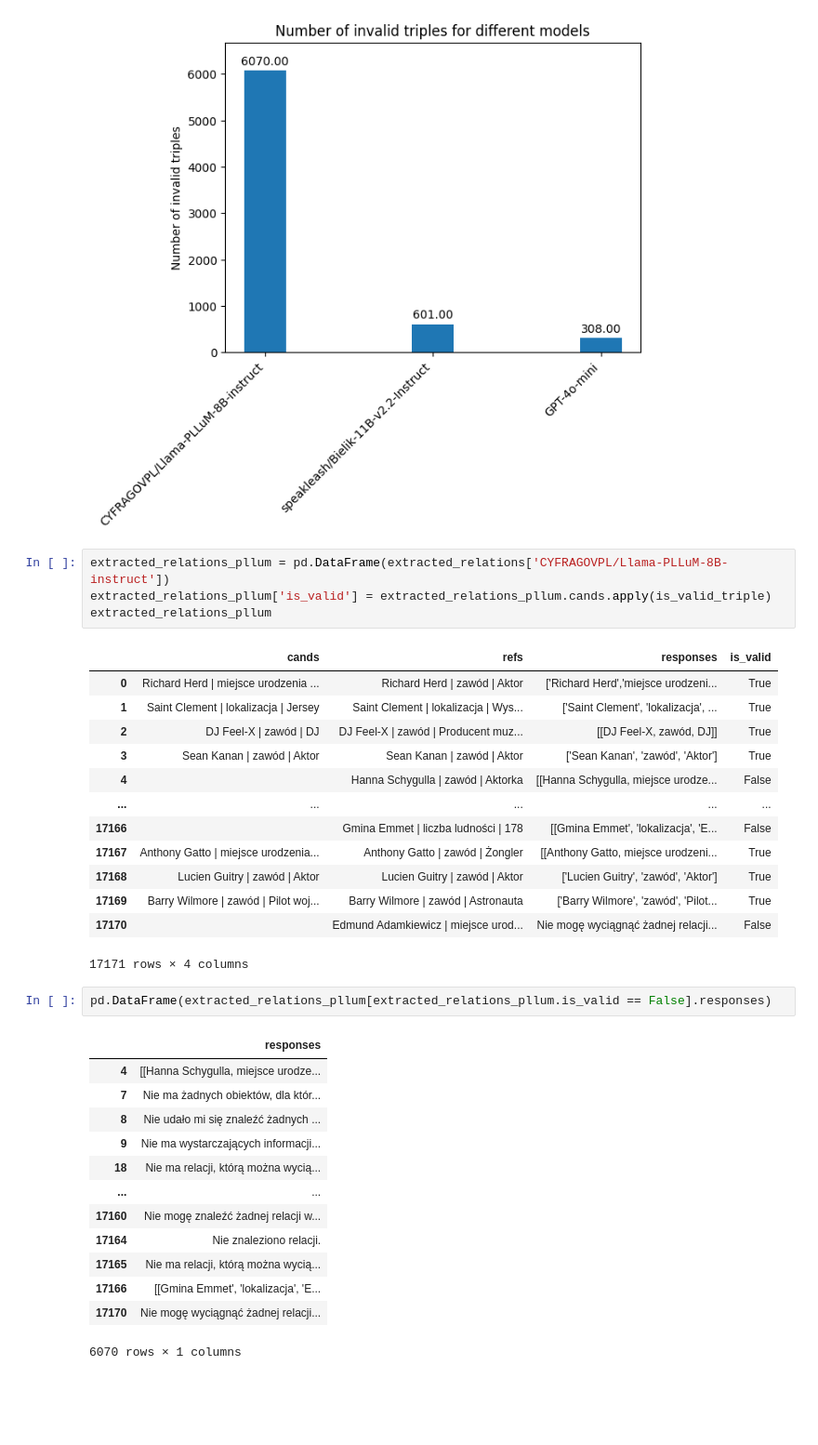
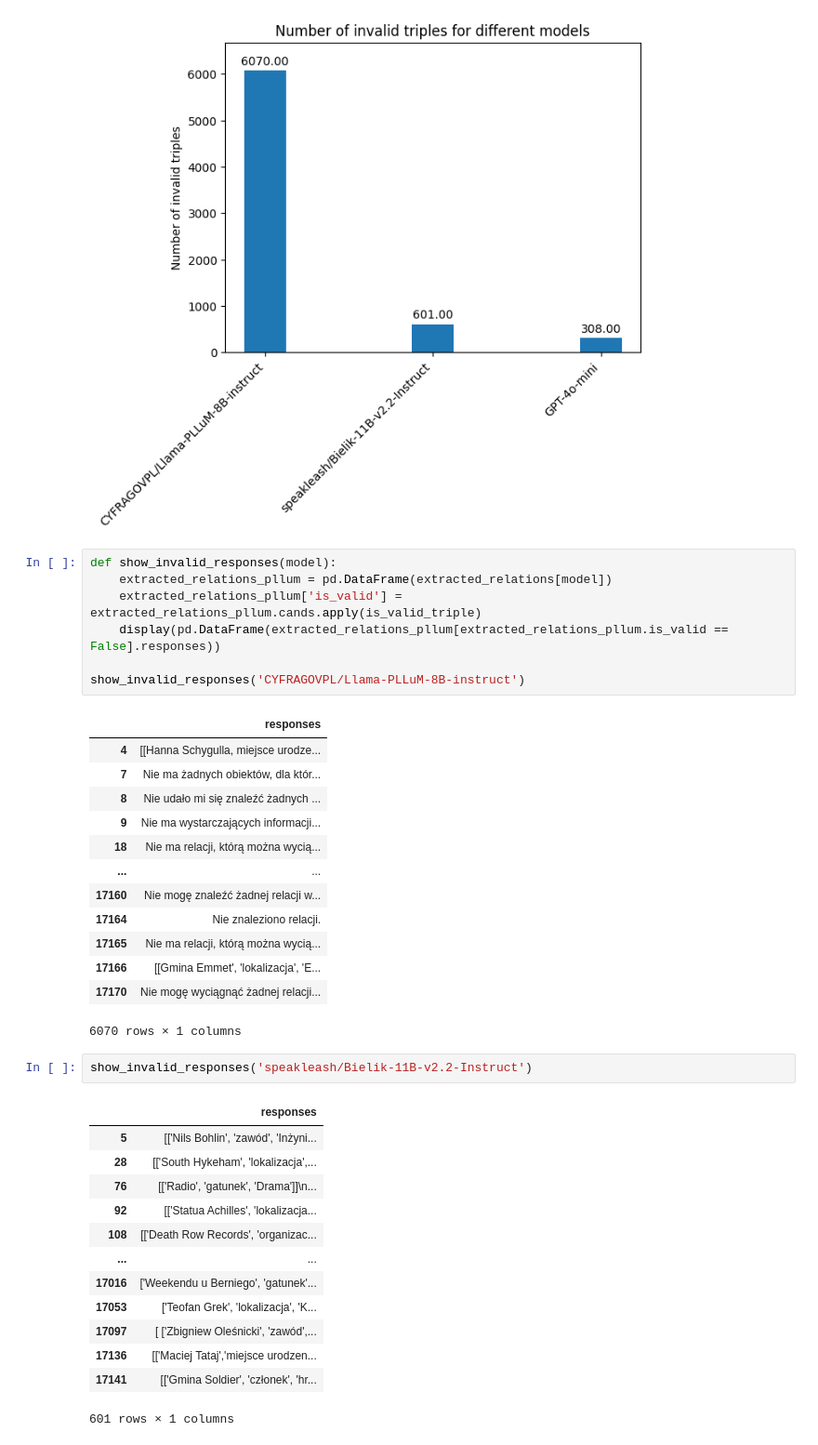
Before and after one commit to StaszekM/polish-kg, a Jupyter notebook: notebooks/reports/joined_relation_extraction.ipynb, the cells around one changed output. Shown at 93% size. Drawn from its saved outputs; the diff is of its cells as text; blank space fills up the shorter version.

Commit message:
Better display

```diff
--- a/notebooks/reports/joined_relation_extraction.ipynb
+++ b/notebooks/reports/joined_relation_extraction.ipynb
@@ -125,36 +125,39 @@ plot_bar_ungrouped(list(number_of_invalid_triples.keys()), list(number_of_invali
 # %% [output]
 [figure]
 # %%
-extracted_relations_pllum = pd.DataFrame(extracted_relations['CYFRAGOVPL/Llama-PLLuM-8B-instruct'])
-extracted_relations_pllum['is_valid'] = extracted_relations_pllum.cands.apply(is_valid_triple)
-extracted_relations_pllum
+def show_invalid_responses(model):
+    extracted_relations_pllum = pd.DataFrame(extracted_relations[model])
+    extracted_relations_pllum['is_valid'] = extracted_relations_pllum.cands.apply(is_valid_triple)
+    display(pd.DataFrame(extracted_relations_pllum[extracted_relations_pllum.is_valid == False].responses))
+
+show_invalid_responses('CYFRAGOVPL/Llama-PLLuM-8B-instruct')
 # %% [output]
-|  | cands | refs | responses | is_valid |
-| 0 | Richard Herd | miejsce urodzenia ... | Richard Herd | zawód | Aktor | ['Richard Herd','miejsce urodzeni... | True |
-| 1 | Saint Clement | lokalizacja | Jersey | Saint Clement | lokalizacja | Wys... | ['Saint Clement', 'lokalizacja', ... | True |
-| 2 | DJ Feel-X | zawód | DJ | DJ Feel-X | zawód | Producent muz... | [[DJ Feel-X, zawód, DJ]] | True |
-| 3 | Sean Kanan | zawód | Aktor | Sean Kanan | zawód | Aktor | ['Sean Kanan', 'zawód', 'Aktor'] | True |
-| 4 |  | Hanna Schygulla | zawód | Aktorka | [[Hanna Schygulla, miejsce urodze... | False |
-| ... | ... | ... | ... | ... |
-| 17166 |  | Gmina Emmet | liczba ludności | 178 | [[Gmina Emmet', 'lokalizacja', 'E... | False |
-| 17167 | Anthony Gatto | miejsce urodzenia... | Anthony Gatto | zawód | Żongler | [[Anthony Gatto, miejsce urodzeni... | True |
-| 17168 | Lucien Guitry | zawód | Aktor | Lucien Guitry | zawód | Aktor | ['Lucien Guitry', 'zawód', 'Aktor'] | True |
-| 17169 | Barry Wilmore | zawód | Pilot woj... | Barry Wilmore | zawód | Astronauta | ['Barry Wilmore', 'zawód', 'Pilot... | True |
-| 17170 |  | Edmund Adamkiewicz | miejsce urod... | Nie mogę wyciągnąć żadnej relacji... | False |
+|  | responses |
+| 4 | [[Hanna Schygulla, miejsce urodze... |
+| 7 | Nie ma żadnych obiektów, dla któr... |
+| 8 | Nie udało mi się znaleźć żadnych ... |
+| 9 | Nie ma wystarczających informacji... |
+| 18 | Nie ma relacji, którą można wycią... |
+| ... | ... |
+| 17160 | Nie mogę znaleźć żadnej relacji w... |
+| 17164 | Nie znaleziono relacji. |
+| 17165 | Nie ma relacji, którą można wycią... |
+| 17166 | [[Gmina Emmet', 'lokalizacja', 'E... |
+| 17170 | Nie mogę wyciągnąć żadnej relacji... |
-17171 rows × 4 columns
+6070 rows × 1 columns
-# %%
-pd.DataFrame(extracted_relations_pllum[extracted_relations_pllum.is_valid == False].responses)
-# %% [output]
-|  | responses |
-| 4 | [[Hanna Schygulla, miejsce urodze... |
-| 7 | Nie ma żadnych obiektów, dla któr... |
-| 8 | Nie udało mi się znaleźć żadnych ... |
-| 9 | Nie ma wystarczających informacji... |
-| 18 | Nie ma relacji, którą można wycią... |
-| ... | ... |
-| 17160 | Nie mogę znaleźć żadnej relacji w... |
-| 17164 | Nie znaleziono relacji. |
-| 17165 | Nie ma relacji, którą można wycią... |
-| 17166 | [[Gmina Emmet', 'lokalizacja', 'E... |
-| 17170 | Nie mogę wyciągnąć żadnej relacji... |
-6070 rows × 1 columns
+# %%
+show_invalid_responses('speakleash/Bielik-11B-v2.2-Instruct')
+# %% [output]
+|  | responses |
+| 5 | [['Nils Bohlin', 'zawód', 'Inżyni... |
+| 28 | [['South Hykeham', 'lokalizacja',... |
+| 76 | [['Radio', 'gatunek', 'Drama']]\n... |
+| 92 | [['Statua Achilles', 'lokalizacja... |
+| 108 | [['Death Row Records', 'organizac... |
+| ... | ... |
+| 17016 | ['Weekendu u Berniego', 'gatunek'... |
+| 17053 | ['Teofan Grek', 'lokalizacja', 'K... |
+| 17097 | [ ['Zbigniew Oleśnicki', 'zawód',... |
+| 17136 | [['Maciej Tataj','miejsce urodzen... |
+| 17141 | [['Gmina Soldier', 'członek', 'hr... |
+601 rows × 1 columns
```
Also changed, not shown: parts of 1 cell of this notebook.
